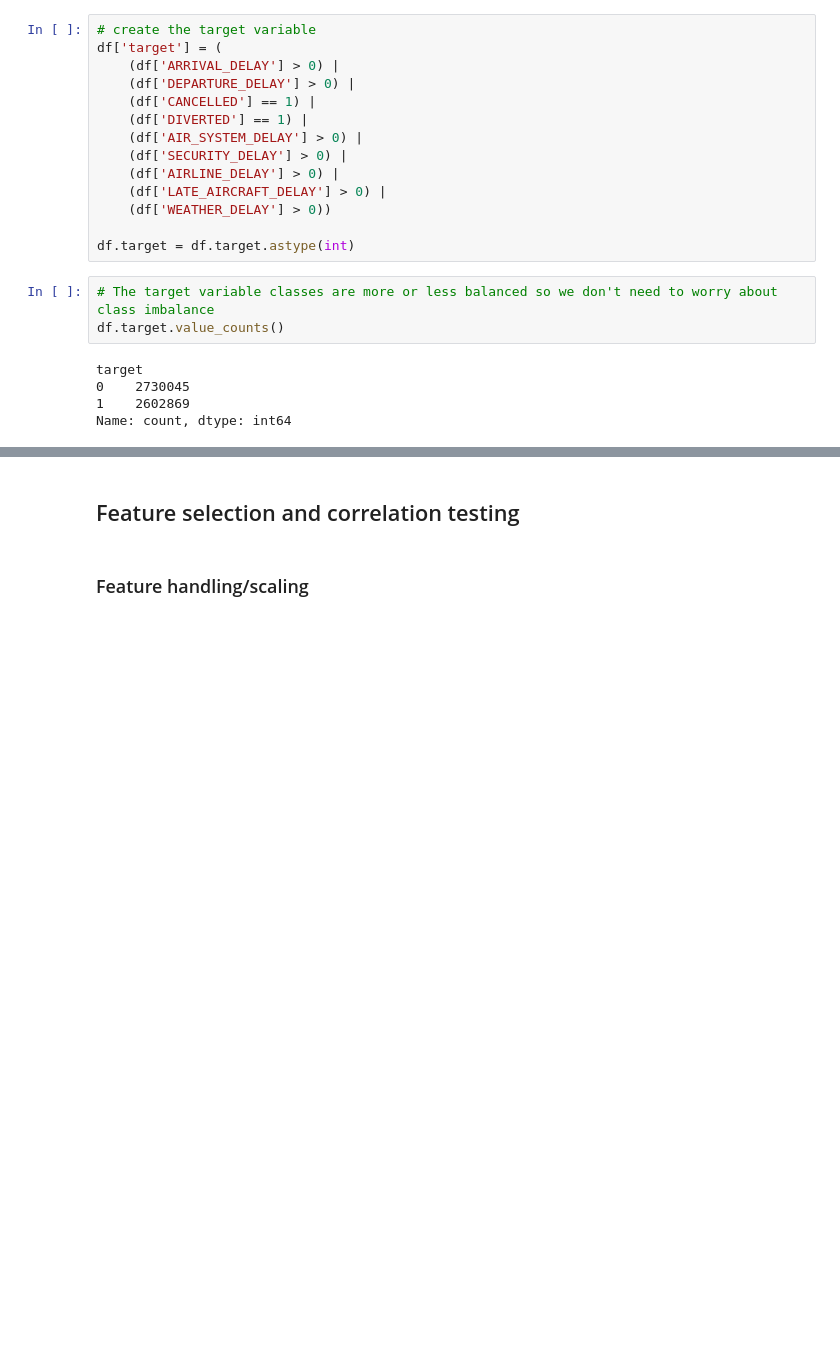
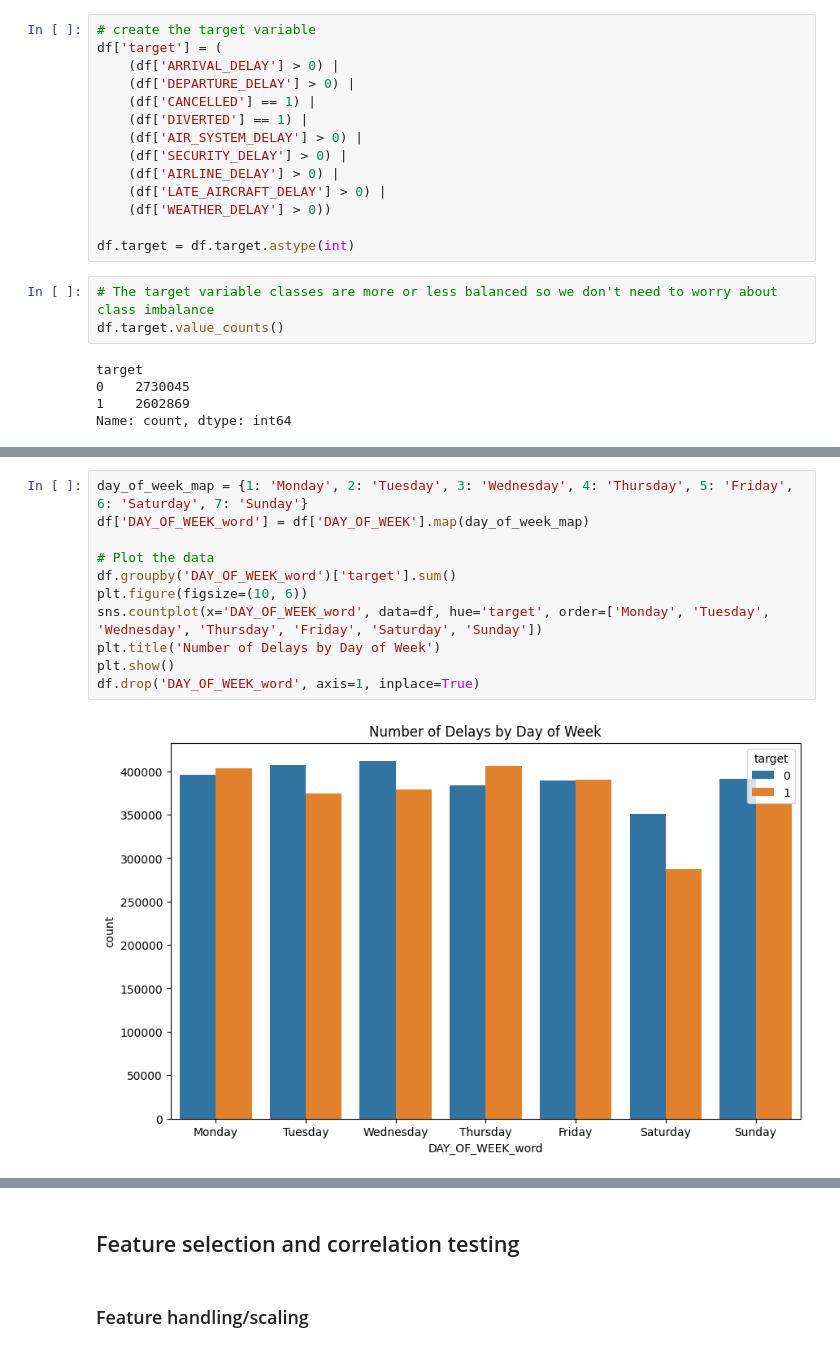
Before and after one commit to nam0mi/FlightDelayPredictor, a Jupyter notebook: FlightDelayPredictor.ipynb, the cells around one changed output, grey strips where cells are left out. Drawn from its saved outputs; the diff is of its cells as text; blank space fills up the shorter version.

```diff
--- a/FlightDelayPredictor.ipynb
+++ b/FlightDelayPredictor.ipynb
@@ -301,0 +322,13 @@ Name: count, dtype: int64
+# %%
+day_of_week_map = {1: 'Monday', 2: 'Tuesday', 3: 'Wednesday', 4: 'Thursday', 5: 'Friday', 6: 'Saturday', 7: 'Sunday'}
+df['DAY_OF_WEEK_word'] = df['DAY_OF_WEEK'].map(day_of_week_map)
+
+# Plot the data
+df.groupby('DAY_OF_WEEK_word')['target'].sum()
+plt.figure(figsize=(10, 6))
+sns.countplot(x='DAY_OF_WEEK_word', data=df, hue='target', order=['Monday', 'Tuesday', 'Wednesday', 'Thursday', 'Friday', 'Saturday', 'Sunday'])
+plt.title('Number of Delays by Day of Week')
+plt.show()
+df.drop('DAY_OF_WEEK_word', axis=1, inplace=True)
+# %% [output]
+[figure, added]
```
Also changed, not shown: parts of 24 cells of this notebook.
